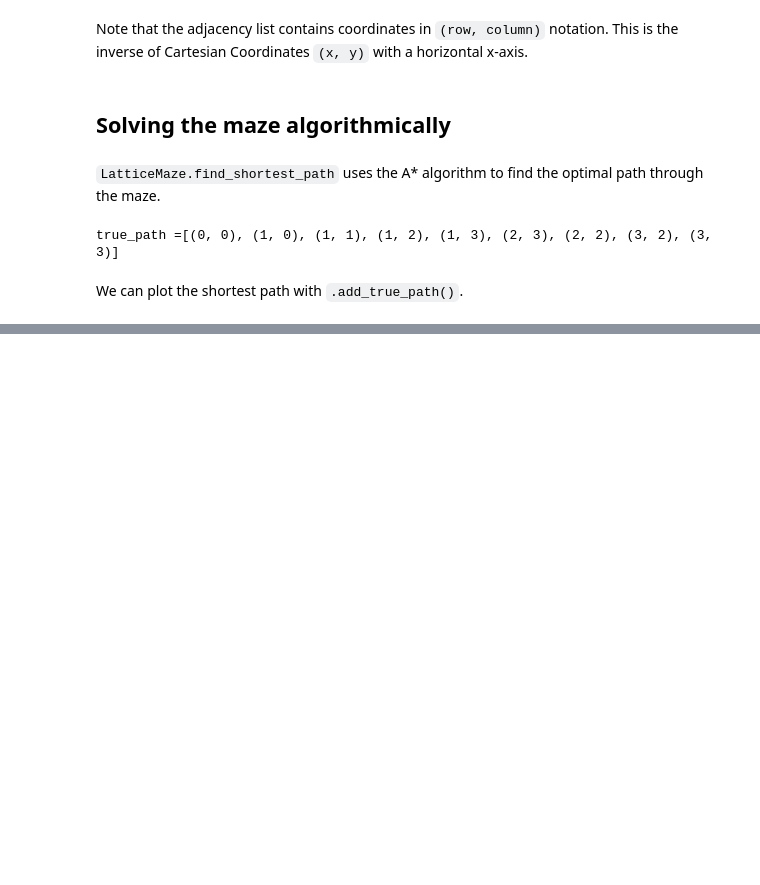
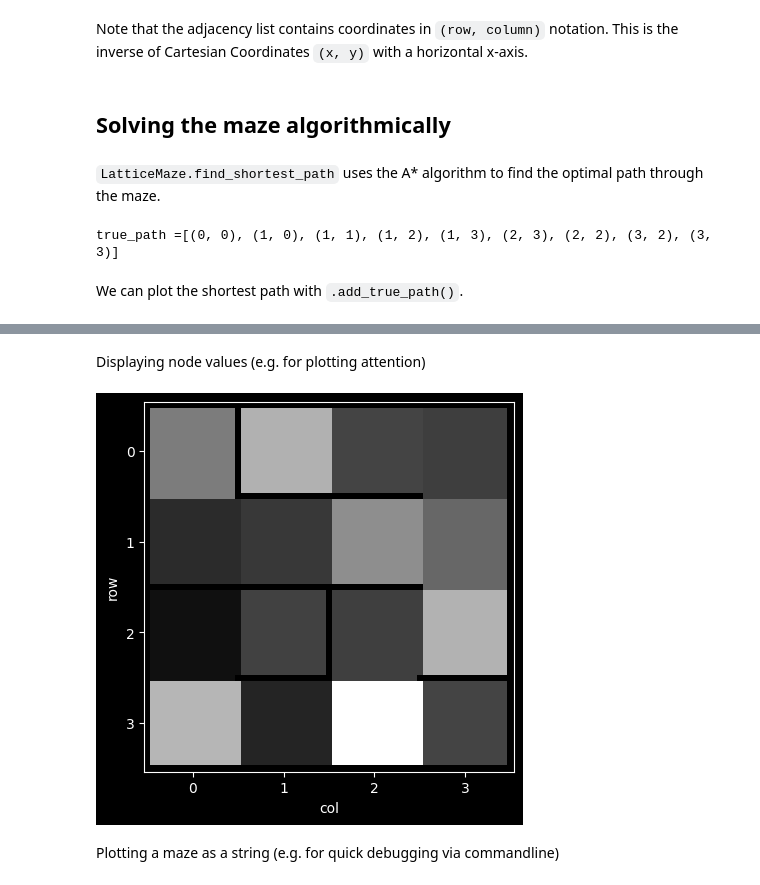
Before and after one commit to understanding-search/maze-transformer, a Jupyter notebook: notebooks/demo_latticemaze.ipynb, the cells around one changed output, grey strips where cells are left out. Saved outputs shown, nothing was run; the diff lists cells and outputs as text; code cells hidden in the pictures; blank space fills up the shorter version.

```diff
--- a/notebooks/demo_latticemaze.ipynb
+++ b/notebooks/demo_latticemaze.ipynb
@@ -150,3 +167,13 @@ MazePlot(maze).add_true_path(true_path).show()
+# %% [markdown]
+Displaying node values (e.g. for plotting attention)
+# %%
+node_values = np.random.uniform(size=maze.grid_shape)
+
+MazePlot(maze).add_node_values(node_values).show()
+# %% [output]
+[figure, added]
+# %% [markdown]
+Plotting a maze as a string (e.g. for quick debugging via commandline)
 # %%
 ascii_maze = MazePlot(maze).as_ascii()
 print(ascii_maze)
```
Also changed, not shown: parts of 6 cells of this notebook, 1 other file.
